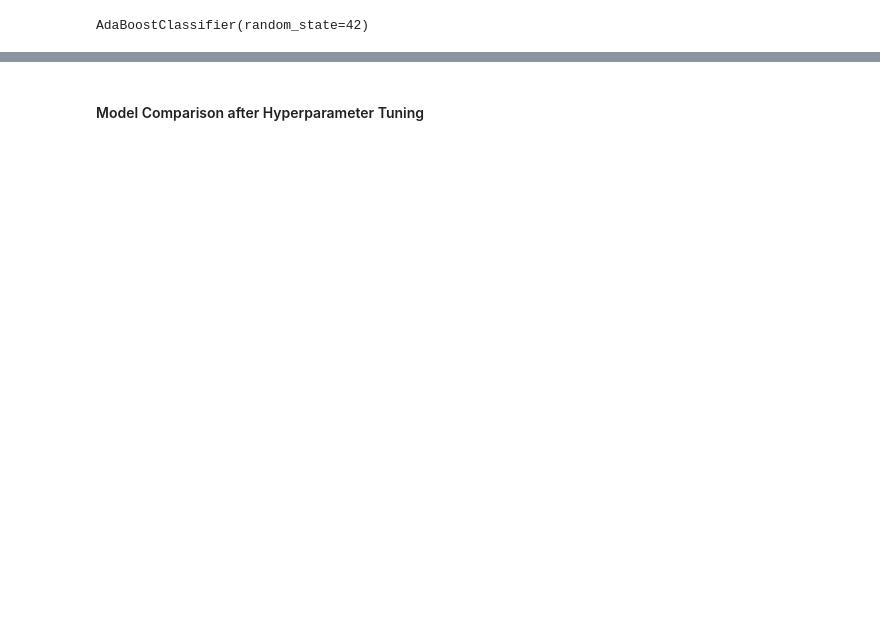
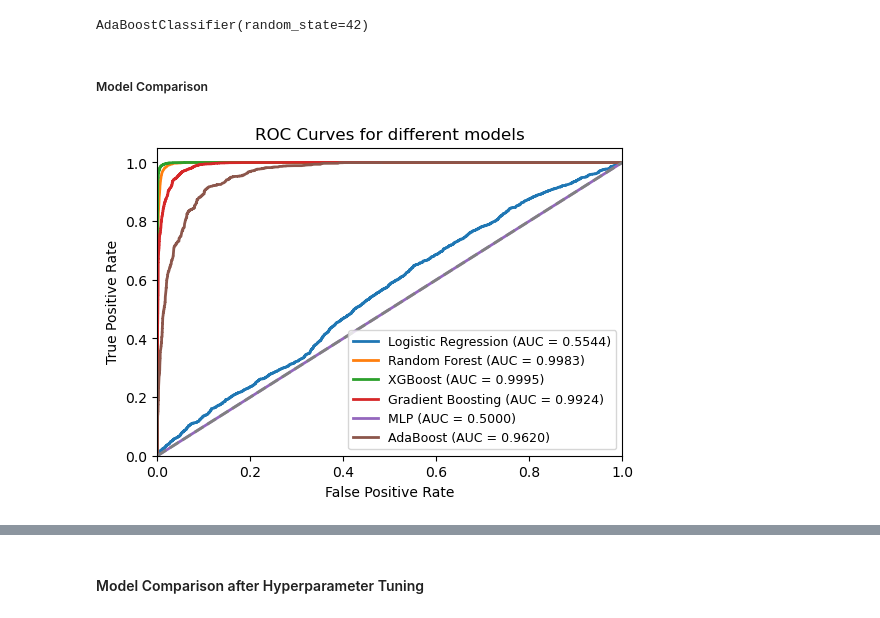
Before and after one commit to ahirsch-github/flight-price-prediction, a Jupyter notebook: flight_price_prediction_2_0.ipynb, the cells around one changed output, grey strips where cells are left out. Cells and saved outputs as stored; diff of their text form; code cells hidden in the pictures; blank space fills up the shorter version.

Commit message:
feat(model-eval)

```diff
--- a/flight_price_prediction_2_0.ipynb
+++ b/flight_price_prediction_2_0.ipynb
@@ -1855,6 +1871,8 @@ abc = AdaBoostClassifier(random_state=42)
 abc.fit(X_train, y_train)
 # %% [output]
 AdaBoostClassifier(random_state=42)
+# %% [markdown]
+##### Model Comparison #####
 # %%
 scoring = {'acc': 'accuracy', 'prec': 'precision', 'rec': 'recall', 'f1': 'f1', 'roc': 'roc_auc'}
 
@@ -1888,3 +1906,9 @@ abc_pred = abc.predict(X_test)
 abc_scores = calculate_metrics(y_test, abc_pred)
 abc_cross_val_scores = cross_validate(abc, X_train, y_train, scoring=scoring, cv=5)
 custom_score_abc = custom_score(X_test, df_copy, abc_pred)
+# %%
+models = [lr, rfc, xgb, gbc, mlp, abc]
+model_names = ['Logistic Regression', 'Random Forest', 'XGBoost', 'Gradient Boosting', 'MLP', 'AdaBoost']
+plot_roc_curves(models, X_test, y_test, model_names)
+# %% [output]
+[figure, added]
```
Also changed, not shown: parts of 90 cells of this notebook.
